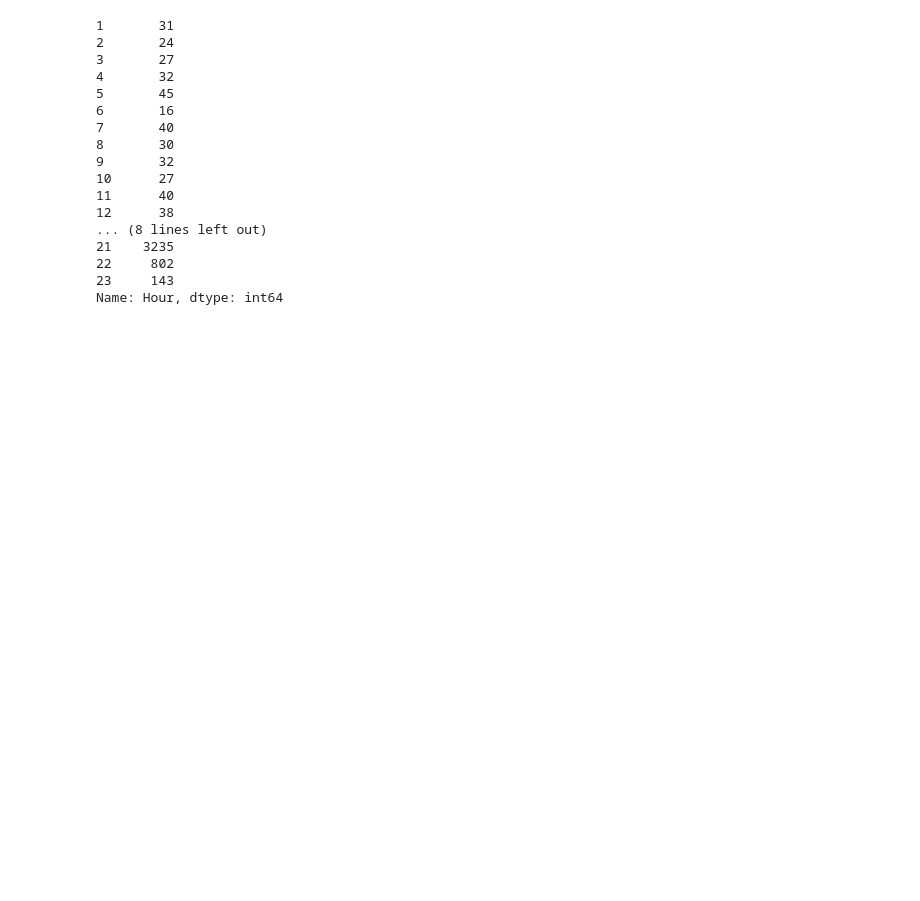
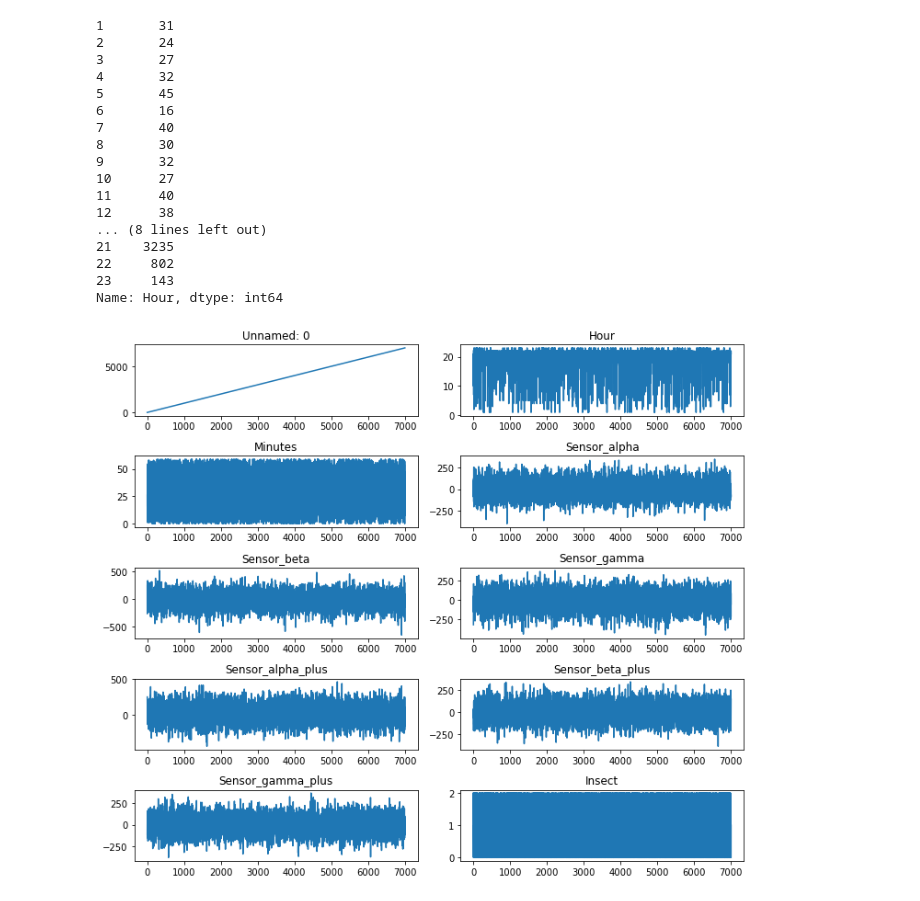
Before and after one commit to ivanlg1327/-nocturnal-insects-challenge, a Jupyter notebook: data_exploration.ipynb, the cells around one changed output. Drawn from its saved outputs; the diff is of its cells as text; code cells hidden in the pictures; blank space fills up the shorter version.

```diff
--- a/data_exploration.ipynb
+++ b/data_exploration.ipynb
@@ -43,3 +44,18 @@ hours.sort_index(axis = 0)
 22     802
 23     143
 Name: Hour, dtype: int64
+# %%
+def plot_figure(index,column):
+    plt.subplot(6,2,index)
+    plt.title(column)
+    plt.plot(train[column])
+
+plt.figure(figsize=(10,10))
+
+for index , column in enumerate(train.columns):
+    if index+1<=len(train.columns):
+        plot_figure(index+1, column)
+
+plt.tight_layout()
+# %% [output]
+[figure, added]
```
Also changed, not shown: parts of 10 cells of this notebook, 6 other files.
